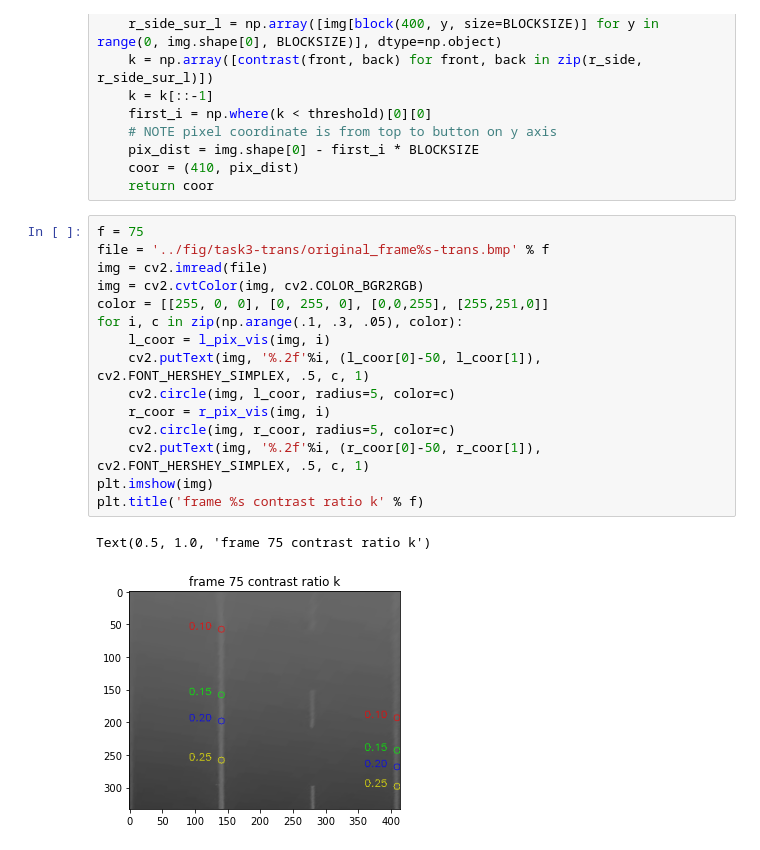
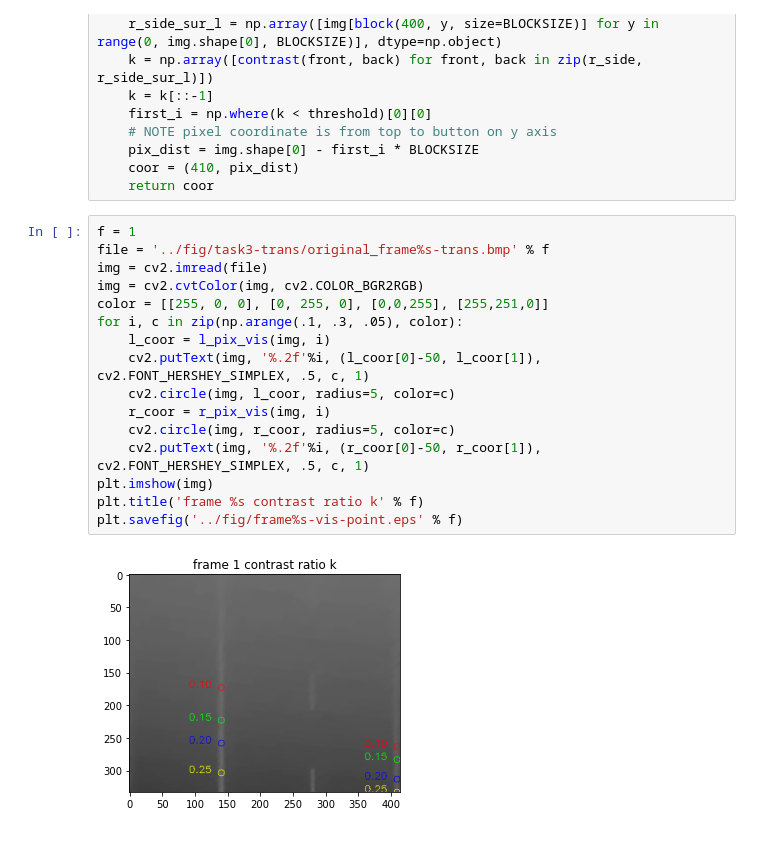
Before and after one commit to Pangjing-Wu/MathModeling2020, a Jupyter notebook: task3/contrast_ratio.ipynb, the cells around one changed output. Cells and saved outputs as stored; diff of their text form.

```diff
--- a/task3/contrast_ratio.ipynb
+++ b/task3/contrast_ratio.ipynb
@@ -42,20 +42,20 @@ def r_pix_vis(img, threshold):
     coor = (410, pix_dist)
     return coor
 # %%
-f = 75
+f = 1
 file = '../fig/task3-trans/original_frame%s-trans.bmp' % f
 img = cv2.imread(file)
 img = cv2.cvtColor(img, cv2.COLOR_BGR2RGB)
 color = [[255, 0, 0], [0, 255, 0], [0,0,255], [255,251,0]]
 for i, c in zip(np.arange(.1, .3, .05), color):
     l_coor = l_pix_vis(img, i)
     cv2.putText(img, '%.2f'%i, (l_coor[0]-50, l_coor[1]), cv2.FONT_HERSHEY_SIMPLEX, .5, c, 1)
     cv2.circle(img, l_coor, radius=5, color=c)
     r_coor = r_pix_vis(img, i)
     cv2.circle(img, r_coor, radius=5, color=c)
     cv2.putText(img, '%.2f'%i, (r_coor[0]-50, r_coor[1]), cv2.FONT_HERSHEY_SIMPLEX, .5, c, 1)
 plt.imshow(img)
 plt.title('frame %s contrast ratio k' % f)
+plt.savefig('../fig/frame%s-vis-point.eps' % f)
 # %% [output]
-Text(0.5, 1.0, 'frame 75 contrast ratio k')
-[figure, old version]
+[figure, new version]
```
Also changed, not shown: 2 other files.
